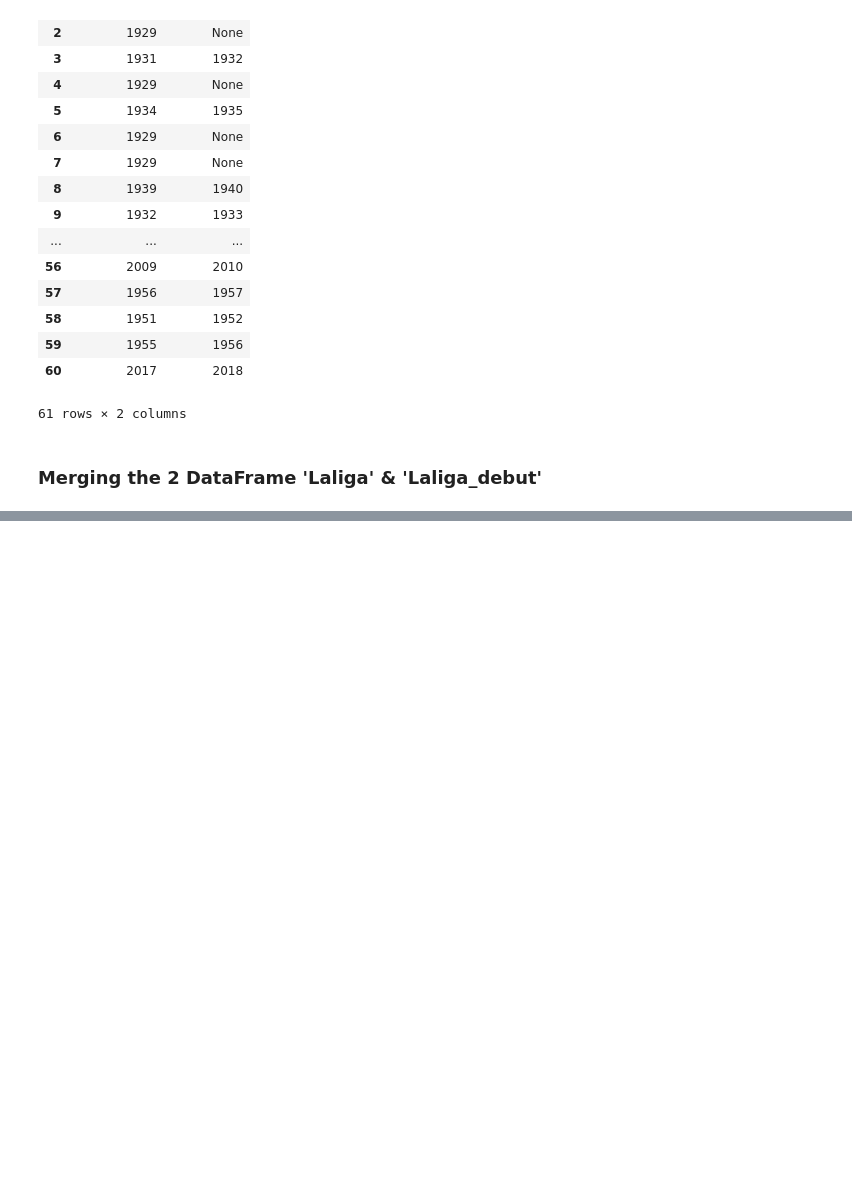
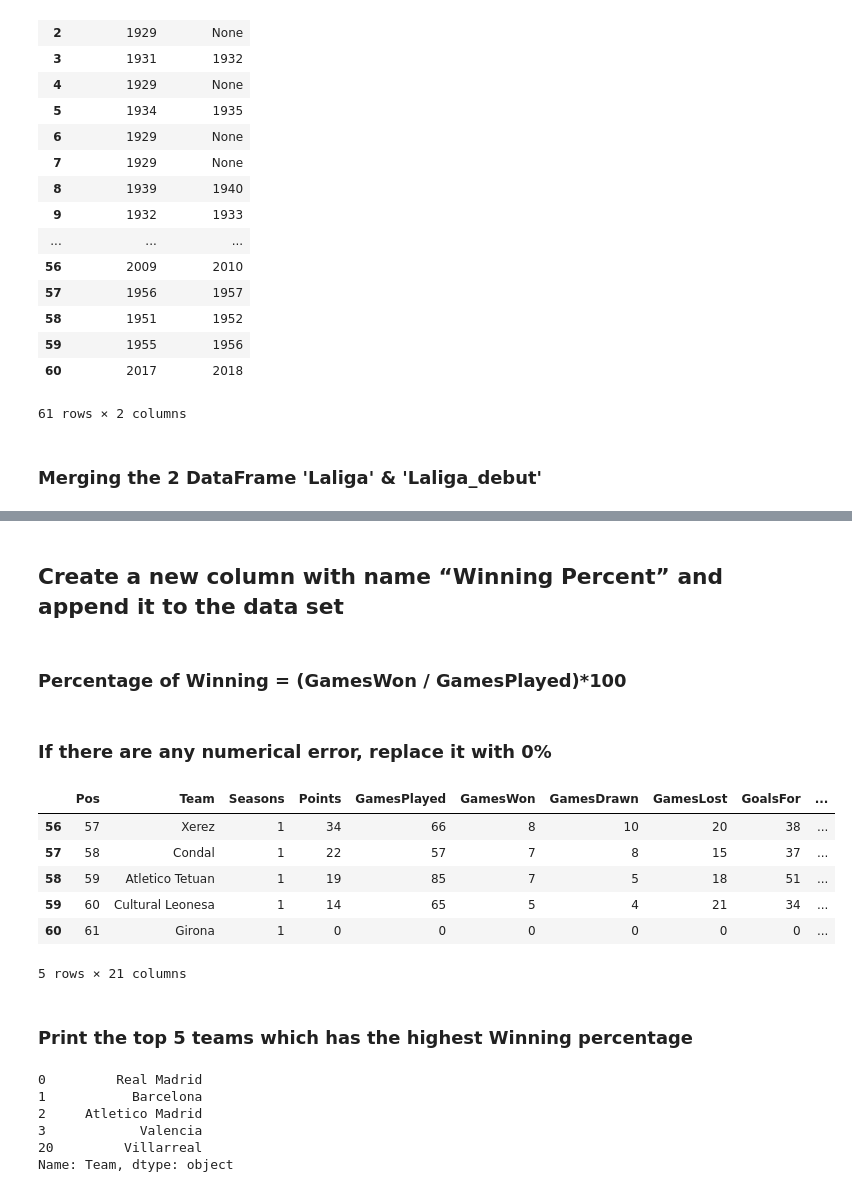
Before and after one commit to Shanmugapriya03/Analysing-the-performance-of-football-teams, a Jupyter notebook: Laliga.ipynb, the cells around one changed output, grey strips where cells are left out. Saved outputs shown, nothing was run; the diff lists cells and outputs as text; code cells hidden in the pictures; blank space fills up the shorter version.

```diff
--- a/Laliga.ipynb
+++ b/Laliga.ipynb
@@ -243,0 +316,25 @@ Laliga[(Laliga['Debut_Start'] > 1930) & (Laliga['Debut_Start'] <1980)]
+# %% [markdown]
+## Create a new column with name “Winning Percent” and append it to the data set
+# %%
+Laliga['GamesWon'] = Laliga.GamesWon.astype(int)
+Laliga['GamesPlayed'] = Laliga.GoalsAgainst.astype(int)
+# %% [markdown]
+### Percentage of Winning = (GamesWon / GamesPlayed)*100
+# %%
+Laliga['WinningPercent'] = (Laliga.loc[:,'GamesWon'] / Laliga.loc[:,'GamesPlayed'])*100
+# %% [markdown]
+### If there are any numerical error, replace it with 0%
+# %%
+Laliga['WinningPercent'].fillna(0,inplace=True)
+# %%
+Laliga.tail()
+# %% [output]
+|  | Pos | Team | Seasons | Points | GamesPlayed | GamesWon | GamesDrawn | GamesLost | GoalsFor | ... |
+| 56 | 57 | Xerez | 1 | 34 | 66 | 8 | 10 | 20 | 38 | ... |
+| 57 | 58 | Condal | 1 | 22 | 57 | 7 | 8 | 15 | 37 | ... |
+| 58 | 59 | Atletico Tetuan | 1 | 19 | 85 | 7 | 5 | 18 | 51 | ... |
+| 59 | 60 | Cultural Leonesa | 1 | 14 | 65 | 5 | 4 | 21 | 34 | ... |
+| 60 | 61 | Girona | 1 | 0 | 0 | 0 | 0 | 0 | 0 | ... |
+5 rows × 21 columns
+# %% [markdown]
+### Print the top 5 teams which has the highest Winning percentage
@@ -243,0 +343,9 @@ Laliga[(Laliga['Debut_Start'] > 1930) & (Laliga['Debut_Start'] <1980)]
+# %%
+Laliga['Team'].head()
+# %% [output]
+0         Real Madrid
+1           Barcelona
+2     Atletico Madrid
+3            Valencia
+20         Villarreal
+Name: Team, dtype: object
```
Also changed, not shown: parts of 29 cells of this notebook.
